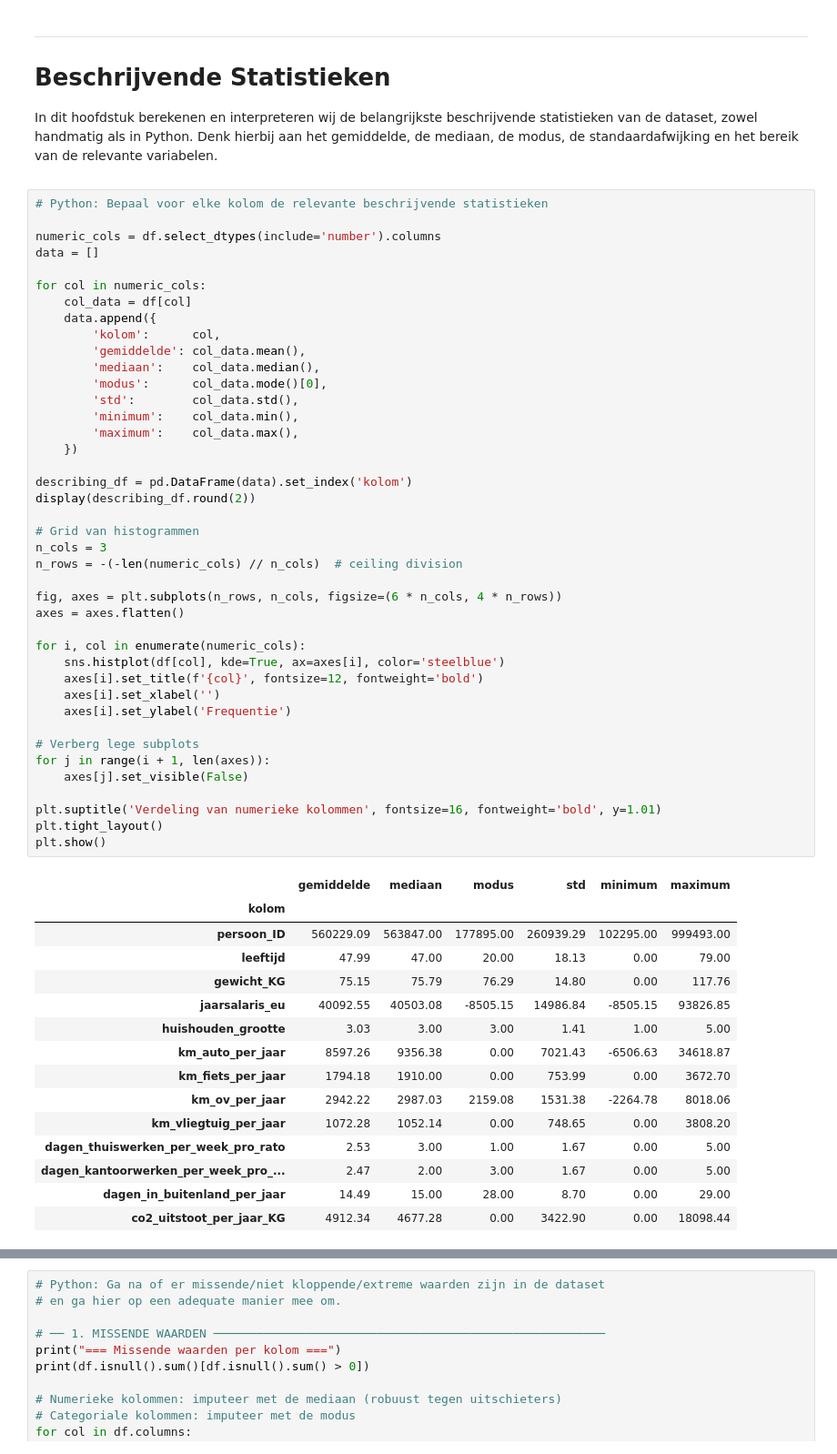
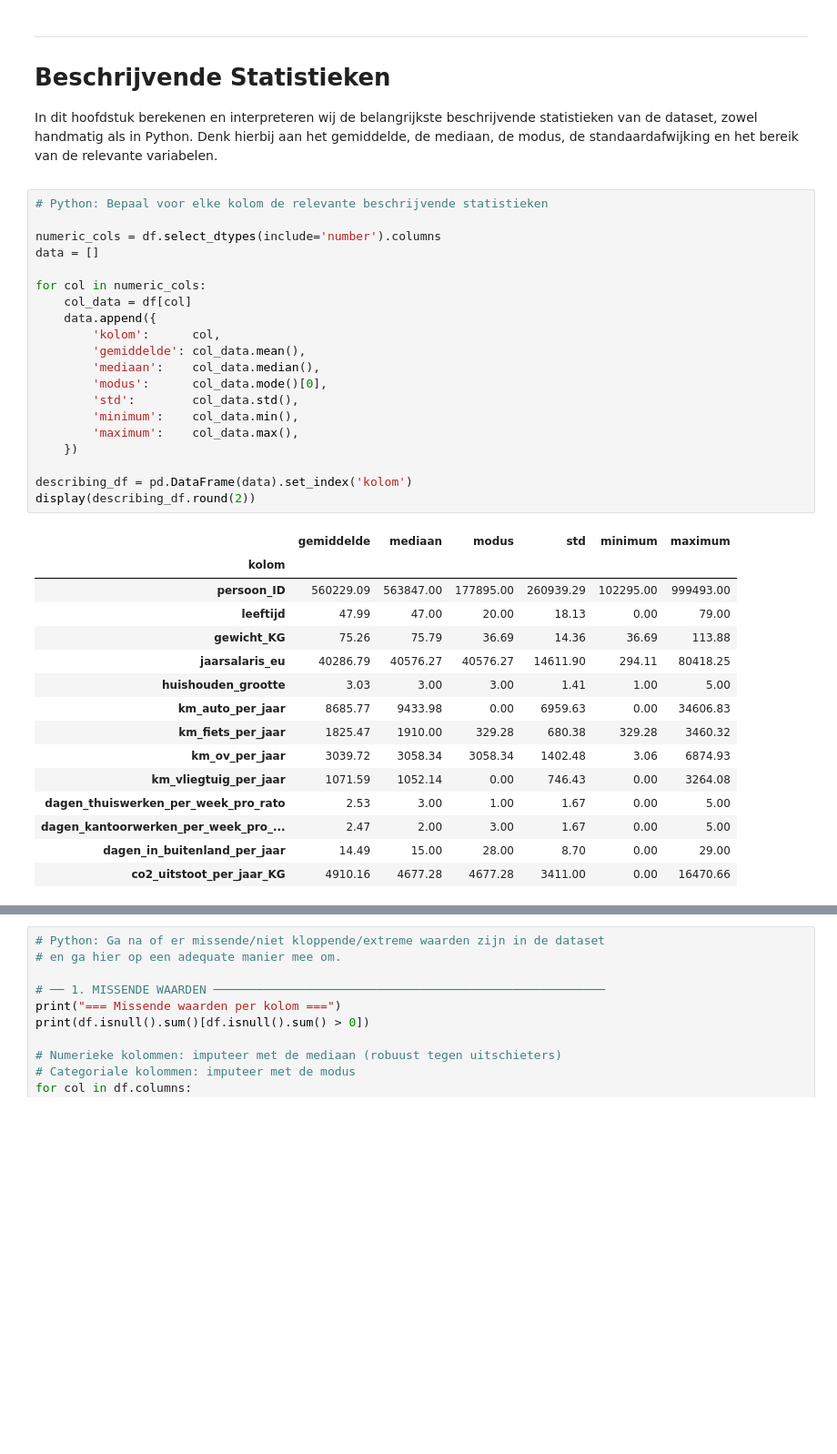
Before and after one commit to EchoinSilences/WiskundePortfolioHHS, a Jupyter notebook: Onderzoek.ipynb, the cells around one changed output, grey strips where cells are left out. Shown at 91% size. Cells and saved outputs as stored; diff of their text form; blank space fills up the shorter version.

```diff
--- a/Onderzoek.ipynb
+++ b/Onderzoek.ipynb
@@ -101,57 +101,36 @@ In dit hoofdstuk berekenen en interpreteren wij de belangrijkste beschrijvende s
 # %%
 # Python: Bepaal voor elke kolom de relevante beschrijvende statistieken
 
 numeric_cols = df.select_dtypes(include='number').columns
 data = []
 
 for col in numeric_cols:
     col_data = df[col]
     data.append({
         'kolom':      col,
         'gemiddelde': col_data.mean(),
         'mediaan':    col_data.median(),
         'modus':      col_data.mode()[0],
         'std':        col_data.std(),
         'minimum':    col_data.min(),
         'maximum':    col_data.max(),
     })
 
 describing_df = pd.DataFrame(data).set_index('kolom')
 display(describing_df.round(2))
-
-# Grid van histogrammen
-n_cols = 3
-n_rows = -(-len(numeric_cols) // n_cols)  # ceiling division
-
-fig, axes = plt.subplots(n_rows, n_cols, figsize=(6 * n_cols, 4 * n_rows))
-axes = axes.flatten()
-
-for i, col in enumerate(numeric_cols):
-    sns.histplot(df[col], kde=True, ax=axes[i], color='steelblue')
-    axes[i].set_title(f'{col}', fontsize=12, fontweight='bold')
-    axes[i].set_xlabel('')
-    axes[i].set_ylabel('Frequentie')
-
-# Verberg lege subplots
-for j in range(i + 1, len(axes)):
-    axes[j].set_visible(False)
-
-plt.suptitle('Verdeling van numerieke kolommen', fontsize=16, fontweight='bold', y=1.01)
-plt.tight_layout()
-plt.show()
 # %% [output]
 |  | gemiddelde | mediaan | modus | std | minimum | maximum |
 | kolom |  |  |  |  |  |  |
 | persoon_ID | 560229.09 | 563847.00 | 177895.00 | 260939.29 | 102295.00 | 999493.00 |
 | leeftijd | 47.99 | 47.00 | 20.00 | 18.13 | 0.00 | 79.00 |
-| gewicht_KG | 75.15 | 75.79 | 76.29 | 14.80 | 0.00 | 117.76 |
-| jaarsalaris_eu | 40092.55 | 40503.08 | -8505.15 | 14986.84 | -8505.15 | 93826.85 |
+| gewicht_KG | 75.26 | 75.79 | 36.69 | 14.36 | 36.69 | 113.88 |
+| jaarsalaris_eu | 40286.79 | 40576.27 | 40576.27 | 14611.90 | 294.11 | 80418.25 |
 | huishouden_grootte | 3.03 | 3.00 | 3.00 | 1.41 | 1.00 | 5.00 |
-| km_auto_per_jaar | 8597.26 | 9356.38 | 0.00 | 7021.43 | -6506.63 | 34618.87 |
-| km_fiets_per_jaar | 1794.18 | 1910.00 | 0.00 | 753.99 | 0.00 | 3672.70 |
-| km_ov_per_jaar | 2942.22 | 2987.03 | 2159.08 | 1531.38 | -2264.78 | 8018.06 |
-| km_vliegtuig_per_jaar | 1072.28 | 1052.14 | 0.00 | 748.65 | 0.00 | 3808.20 |
+| km_auto_per_jaar | 8685.77 | 9433.98 | 0.00 | 6959.63 | 0.00 | 34606.83 |
+| km_fiets_per_jaar | 1825.47 | 1910.00 | 329.28 | 680.38 | 329.28 | 3460.32 |
+| km_ov_per_jaar | 3039.72 | 3058.34 | 3058.34 | 1402.48 | 3.06 | 6874.93 |
+| km_vliegtuig_per_jaar | 1071.59 | 1052.14 | 0.00 | 746.43 | 0.00 | 3264.08 |
 | dagen_thuiswerken_per_week_pro_rato | 2.53 | 3.00 | 1.00 | 1.67 | 0.00 | 5.00 |
 | dagen_kantoorwerken_per_week_pro_... | 2.47 | 2.00 | 3.00 | 1.67 | 0.00 | 5.00 |
 | dagen_in_buitenland_per_jaar | 14.49 | 15.00 | 28.00 | 8.70 | 0.00 | 29.00 |
-| co2_uitstoot_per_jaar_KG | 4912.34 | 4677.28 | 0.00 | 3422.90 | 0.00 | 18098.44 |
+| co2_uitstoot_per_jaar_KG | 4910.16 | 4677.28 | 4677.28 | 3411.00 | 0.00 | 16470.66 |
```
Also changed, not shown: parts of 3 cells of this notebook, 1 other file.
